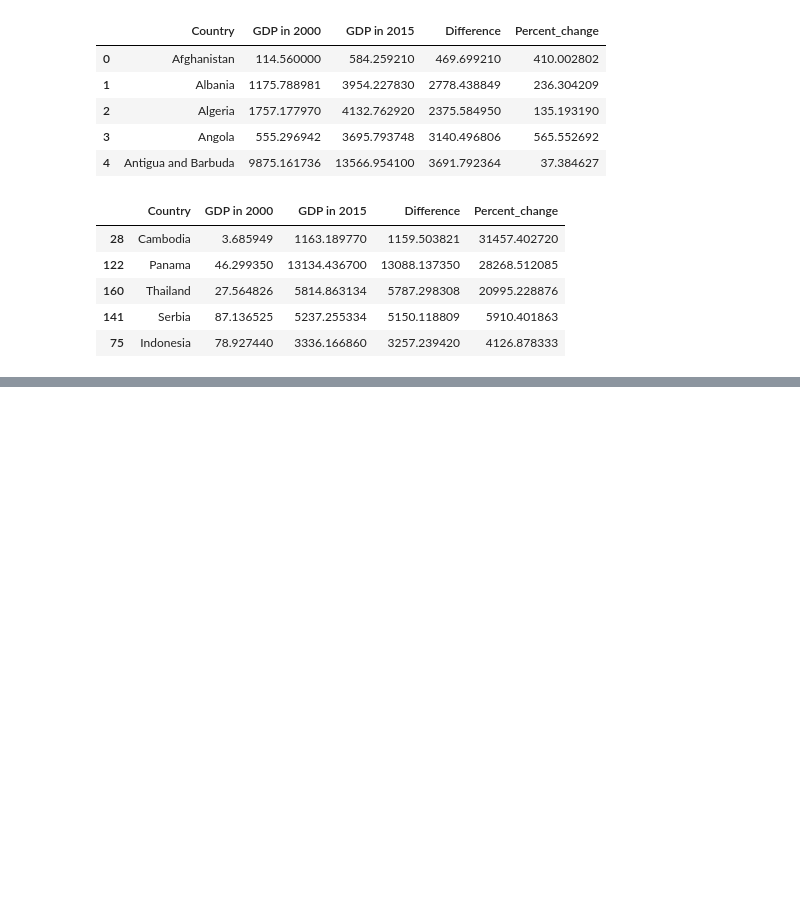
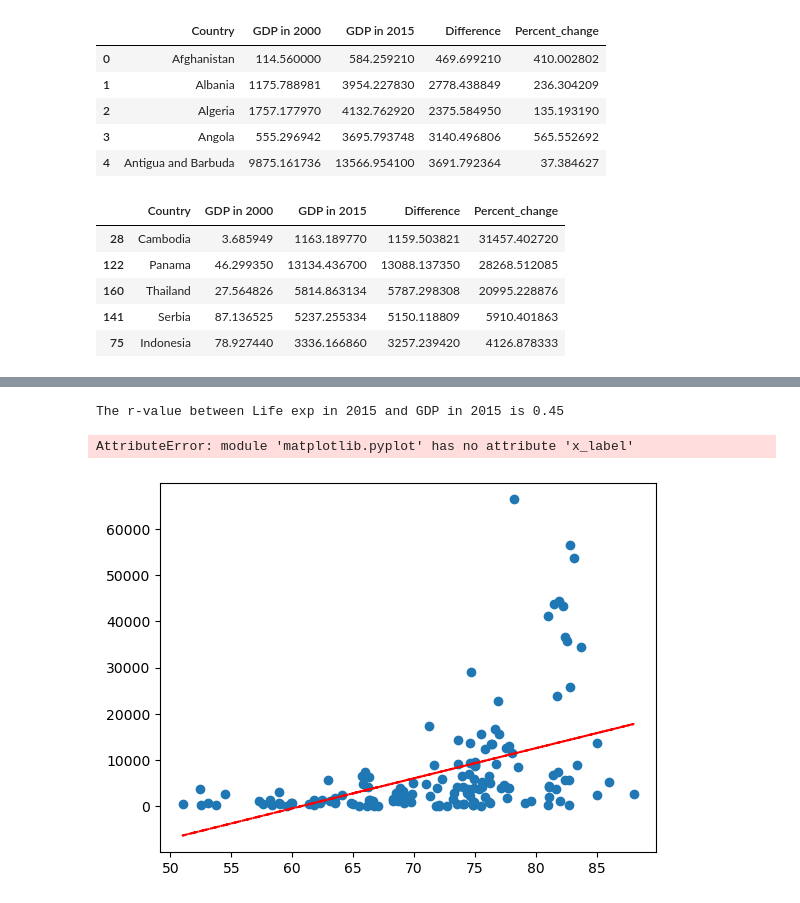
Before and after one commit to AXT295/Project-1, a Jupyter notebook: Project_1.ipynb, the cells around one changed output, grey strips where cells are left out. Cells and saved outputs as stored; diff of their text form; code cells hidden in the pictures; blank space fills up the shorter version.

```diff
--- a/Project_1.ipynb
+++ b/Project_1.ipynb
@@ -85,0 +143,6 @@ GDP.sort_values(by='Percent_change', ascending = False).head()
+# %%
+linear_reg(df['Life exp in 2015'], df['GDP in 2015'],(10, 10))
+# %% [output]
+The r-value between Life exp in 2015 and GDP in 2015 is 0.45
+AttributeError: module 'matplotlib.pyplot' has no attribute 'x_label'
+[figure, added]
```
Also changed, not shown: parts of 7 cells of this notebook.
